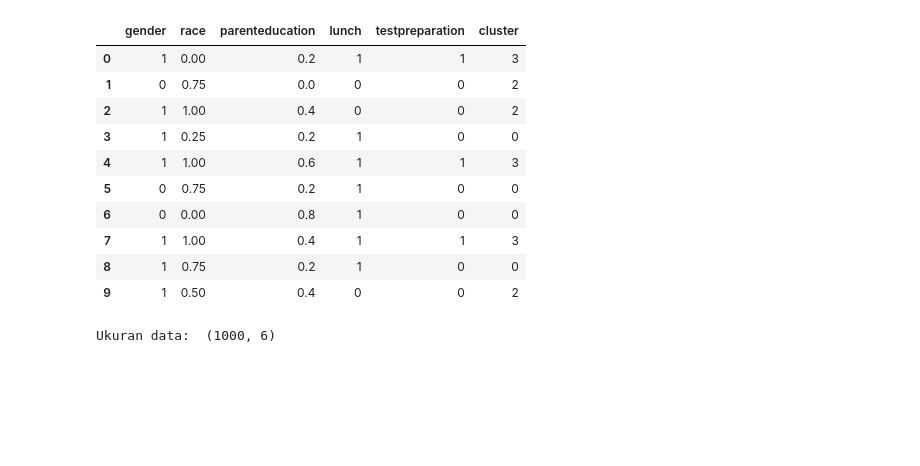
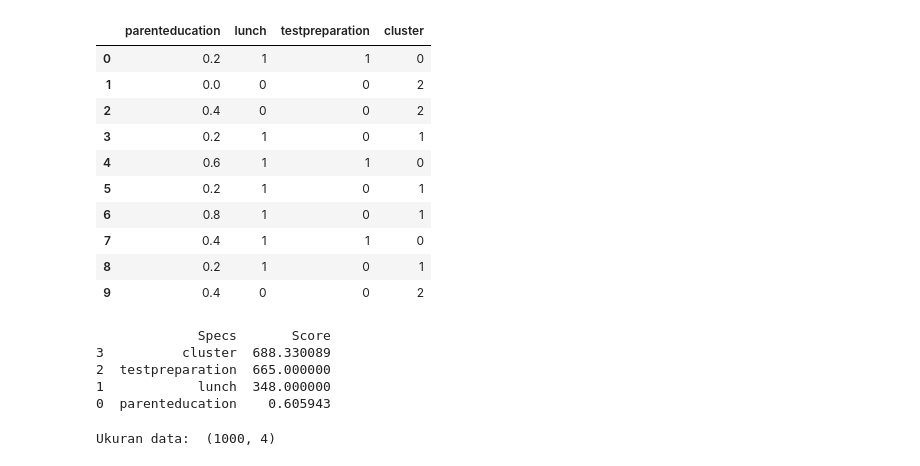
Before and after one commit to AbielB/Flask_ClusteringForStudents, a Jupyter notebook: Predict.ipynb, the cells around one changed output. Cells and saved outputs as stored; diff of their text form; code cells hidden in the pictures; blank space fills up the shorter version.

```diff
--- a/Predict.ipynb
+++ b/Predict.ipynb
@@ -1,23 +1,44 @@
 # %%
 %matplotlib inline
 import pandas as pd
 import matplotlib.pyplot as plt
-data= pd.read_csv("hasil_cluster_aggl.csv")
+data= pd.read_csv("hasil_cluster_kmeans.csv")
 data.head(10)
 # %% [output]
-|  | gender | race | parenteducation | lunch | testpreparation | cluster |
-| 0 | 1 | 0.00 | 0.2 | 1 | 1 | 3 |
-| 1 | 0 | 0.75 | 0.0 | 0 | 0 | 2 |
-| 2 | 1 | 1.00 | 0.4 | 0 | 0 | 2 |
-| 3 | 1 | 0.25 | 0.2 | 1 | 0 | 0 |
-| 4 | 1 | 1.00 | 0.6 | 1 | 1 | 3 |
-| 5 | 0 | 0.75 | 0.2 | 1 | 0 | 0 |
-| 6 | 0 | 0.00 | 0.8 | 1 | 0 | 0 |
-| 7 | 1 | 1.00 | 0.4 | 1 | 1 | 3 |
-| 8 | 1 | 0.75 | 0.2 | 1 | 0 | 0 |
-| 9 | 1 | 0.50 | 0.4 | 0 | 0 | 2 |
+|  | parenteducation | lunch | testpreparation | cluster |
+| 0 | 0.2 | 1 | 1 | 0 |
+| 1 | 0.0 | 0 | 0 | 2 |
+| 2 | 0.4 | 0 | 0 | 2 |
+| 3 | 0.2 | 1 | 0 | 1 |
+| 4 | 0.6 | 1 | 1 | 0 |
+| 5 | 0.2 | 1 | 0 | 1 |
+| 6 | 0.8 | 1 | 0 | 1 |
+| 7 | 0.4 | 1 | 1 | 0 |
+| 8 | 0.2 | 1 | 0 | 1 |
+| 9 | 0.4 | 0 | 0 | 2 |
+# %%
+#use cfs subset eval
+from sklearn.feature_selection import SelectKBest
+from sklearn.feature_selection import chi2
+X = data.iloc[:,0:6]  #independent columns
+y = data.iloc[:,-1]    #target column i.e price range
+#apply SelectKBest class to extract top 10 best features
+bestfeatures = SelectKBest(score_func=chi2, k=2)
+fit = bestfeatures.fit(X,y)
+dfscores = pd.DataFrame(fit.scores_)
+dfcolumns = pd.DataFrame(X.columns)
+#concat two dataframes for better visualization
+featureScores = pd.concat([dfcolumns,dfscores],axis=1)
+featureScores.columns = ['Specs','Score']  #naming the dataframe columns
+print(featureScores.nlargest(10,'Score'))  #print 10 best features
+# %% [output]
+             Specs       Score
+3          cluster  688.330089
+2  testpreparation  665.000000
+1            lunch  348.000000
+0  parenteducation    0.605943
 # %%
 print("Ukuran data: ", data.shape)
 # %% [output]
-Ukuran data:  (1000, 6)
+Ukuran data:  (1000, 4)
 # %%
```
Also changed, not shown: parts of 4 cells of this notebook, 8 other files.
